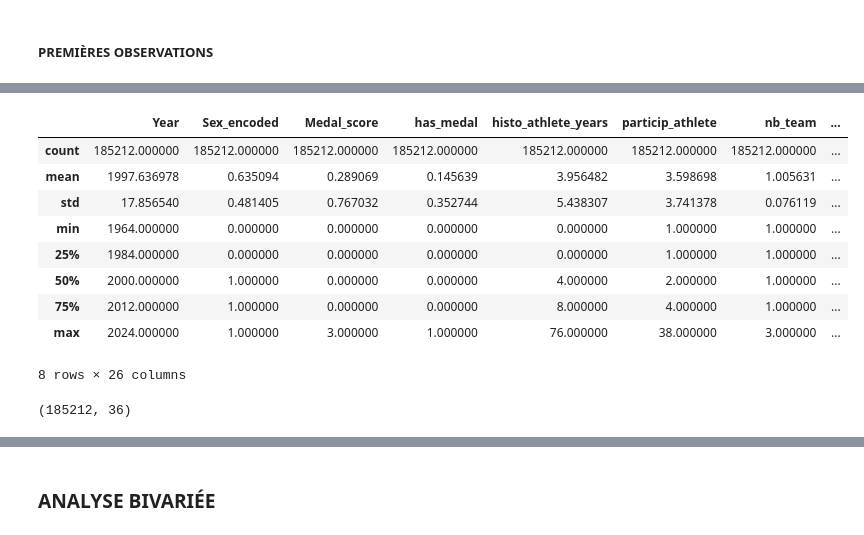
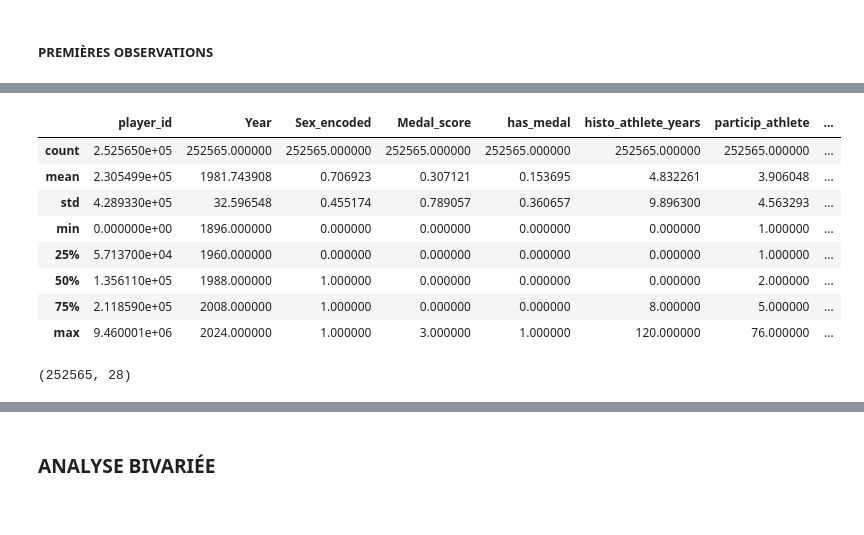
Before and after one commit to Mathmvl/jo-2028-storytelling, a Jupyter notebook: PORJET_FIL_ROUGE_MachineLearning_JO2028.ipynb, the cells around one changed output, grey strips where cells are left out. Cells and saved outputs as stored; diff of their text form; code cells hidden in the pictures.

```diff
--- a/PORJET_FIL_ROUGE_MachineLearning_JO2028.ipynb
+++ b/PORJET_FIL_ROUGE_MachineLearning_JO2028.ipynb
@@ -121,12 +123,9 @@ df = df.copy() # pour anticiper l'ajout des features dans la prochaine partie
 # %%
 # Normalisation de Medal
 
-df["Medal"] = (
-    df["Medal"]
-    .astype(str)
-    .str.strip()
-    .str.lower()
-)
+df["Medal"] = df["Medal"].str.strip().str.lower()
+
+df["Medal"] = df["Medal"].fillna("no medal")
 # %%
 # Encodage réaliste des médailles
 
@@ -406,19 +410,18 @@ AXES À INSPECTER :
 # %%
 # Visualisation statistique du dataset générale
 
-df_final.describe()
+df.describe()
 # %% [output]
-|  | Year | Sex_encoded | Medal_score | has_medal | histo_athlete_years | particip_athlete | nb_team | ... |
-| count | 185212.000000 | 185212.000000 | 185212.000000 | 185212.000000 | 185212.000000 | 185212.000000 | 185212.000000 | ... |
-| mean | 1997.636978 | 0.635094 | 0.289069 | 0.145639 | 3.956482 | 3.598698 | 1.005631 | ... |
-| std | 17.856540 | 0.481405 | 0.767032 | 0.352744 | 5.438307 | 3.741378 | 0.076119 | ... |
-| min | 1964.000000 | 0.000000 | 0.000000 | 0.000000 | 0.000000 | 1.000000 | 1.000000 | ... |
-| 25% | 1984.000000 | 0.000000 | 0.000000 | 0.000000 | 0.000000 | 1.000000 | 1.000000 | ... |
-| 50% | 2000.000000 | 1.000000 | 0.000000 | 0.000000 | 4.000000 | 2.000000 | 1.000000 | ... |
-| 75% | 2012.000000 | 1.000000 | 0.000000 | 0.000000 | 8.000000 | 4.000000 | 1.000000 | ... |
-| max | 2024.000000 | 1.000000 | 3.000000 | 1.000000 | 76.000000 | 38.000000 | 3.000000 | ... |
+|  | player_id | Year | Sex_encoded | Medal_score | has_medal | histo_athlete_years | particip_athlete | ... |
+| count | 2.525650e+05 | 252565.000000 | 252565.000000 | 252565.000000 | 252565.000000 | 252565.000000 | 252565.000000 | ... |
+| mean | 2.305499e+05 | 1981.743908 | 0.706923 | 0.307121 | 0.153695 | 4.832261 | 3.906048 | ... |
+| std | 4.289330e+05 | 32.596548 | 0.455174 | 0.789057 | 0.360657 | 9.896300 | 4.563293 | ... |
+| min | 0.000000e+00 | 1896.000000 | 0.000000 | 0.000000 | 0.000000 | 0.000000 | 1.000000 | ... |
+| 25% | 5.713700e+04 | 1960.000000 | 0.000000 | 0.000000 | 0.000000 | 0.000000 | 1.000000 | ... |
+| 50% | 1.356110e+05 | 1988.000000 | 1.000000 | 0.000000 | 0.000000 | 0.000000 | 2.000000 | ... |
+| 75% | 2.118590e+05 | 2008.000000 | 1.000000 | 0.000000 | 0.000000 | 8.000000 | 5.000000 | ... |
+| max | 9.460001e+06 | 2024.000000 | 1.000000 | 3.000000 | 1.000000 | 120.000000 | 76.000000 | ... |
-8 rows × 26 columns
 # %%
-df_final.shape
+df.shape
 # %% [output]
-(185212, 36)
+(252565, 28)
```
Also changed, not shown: parts of 74 cells of this notebook.
